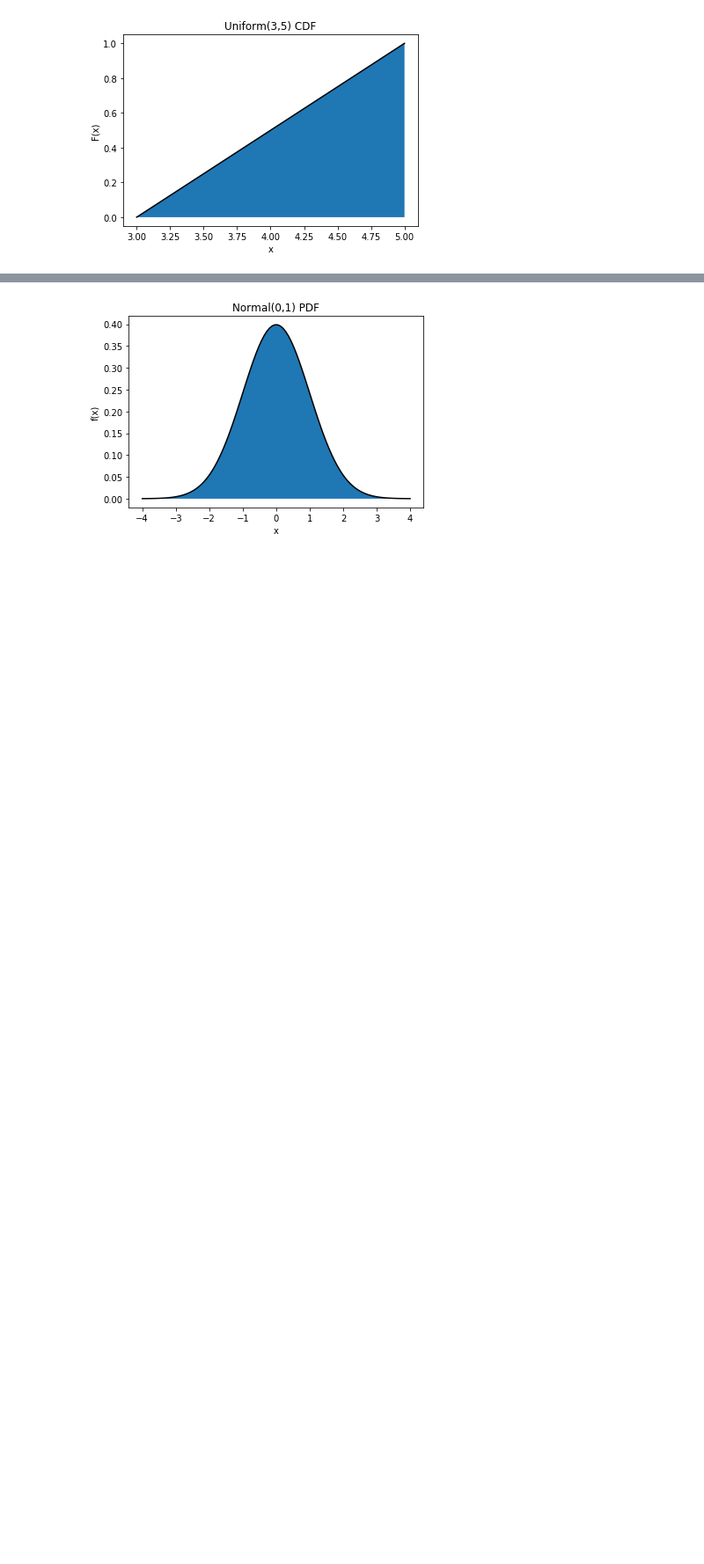
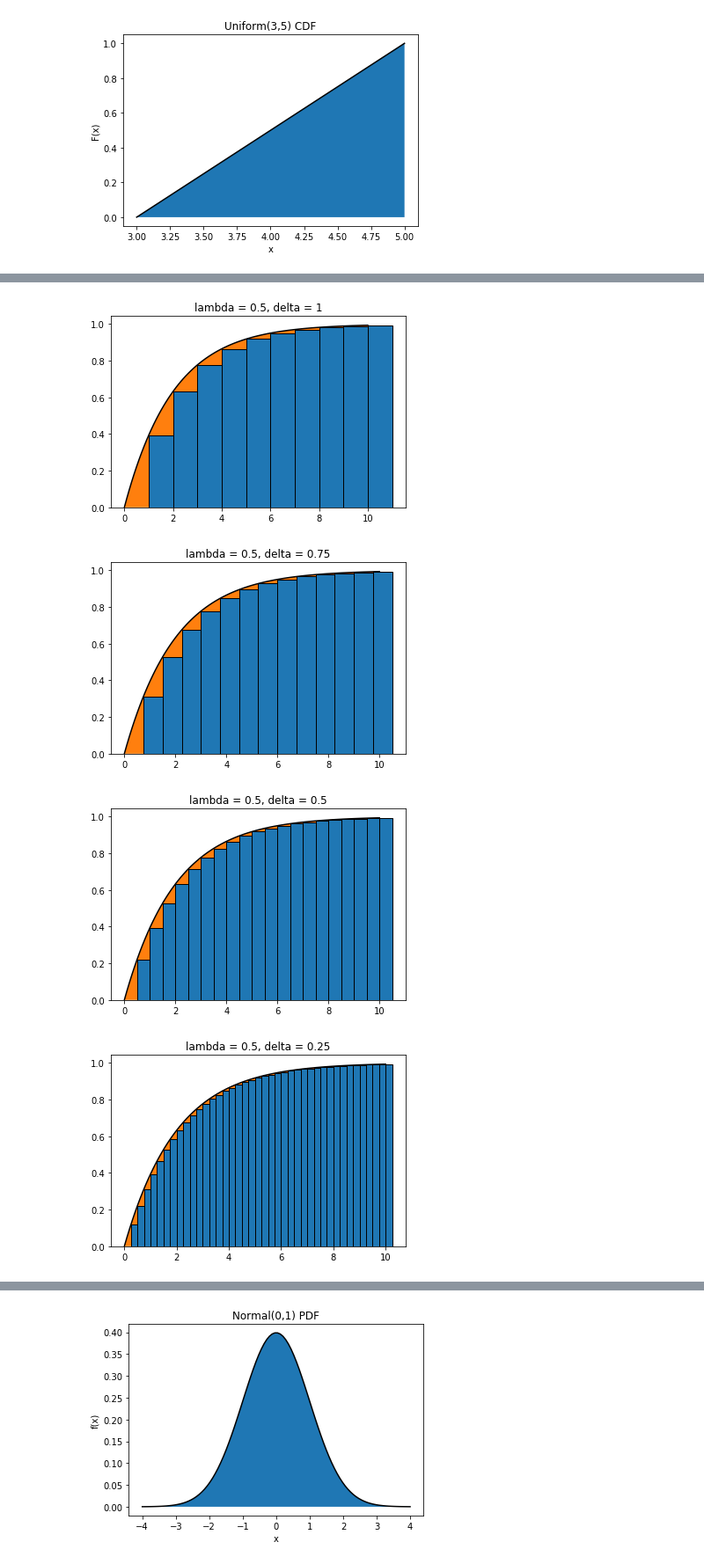
Before and after one commit to alinaene/classdemos, a Jupyter notebook: pdf-cdf-plots.ipynb, the cells around one changed output, grey strips where cells are left out. Shown at 88% size. Cells and saved outputs as stored; diff of their text form; code cells hidden in the pictures; blank space fills up the shorter version.

```diff
--- a/pdf-cdf-plots.ipynb
+++ b/pdf-cdf-plots.ipynb
@@ -335,0 +367,32 @@ plot_exponential(0.7)
+# %%
+# geometric and exponential distributions
+
+# lam is the parameter of the exponential distribution
+# delta is the time interval between two geometric trials
+def plot_geom_exp(lam, delta, limit = 10):
+    p = 1 - math.exp(- lam * delta) # geometric succcess probability
+
+    # plot the geometric CDF
+    N = (int)(limit/delta) + 1
+    xcoords = [i * delta for i in range(1,N)]
+    geom_cdf = [float(1 - (1 - p)**i) for i in range(1,N)]
+    plt.bar(xcoords, geom_cdf, align='edge', edgecolor='black', width=delta)
+
+    # plot the exponential CDF
+    exp_values = np.linspace(0,limit,100)
+    exp_cdf = [exp_cdf_evaluate(lam,x) for x in exp_values]
+    plt.fill_between(exp_values, exp_cdf, interpolate=True)
+    plt.plot(exp_values, exp_cdf, color='k')
+    plt.title("lambda = " + str(lam) + ", delta = " + str(delta))
+    plt.show()
+
+plot_geom_exp(0.5, 1)
+plot_geom_exp(0.5, 0.75)
+plot_geom_exp(0.5, 0.5)
+plot_geom_exp(0.5, 0.25)
+plot_geom_exp(0.5, 0.1)
+# %% [output]
+[figure, added]
+[figure, added]
+[figure, added]
+[figure, added]
```
Also changed, not shown: parts of 13 cells of this notebook, 5 other files.
